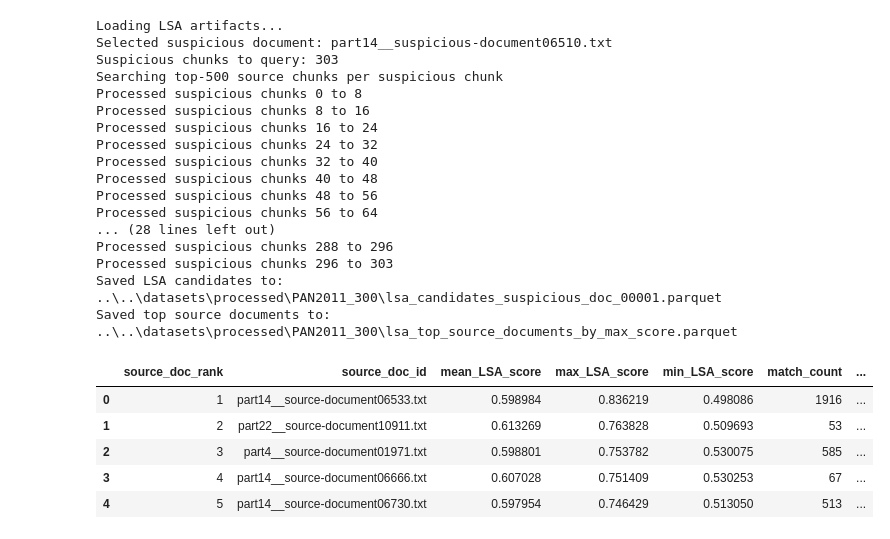
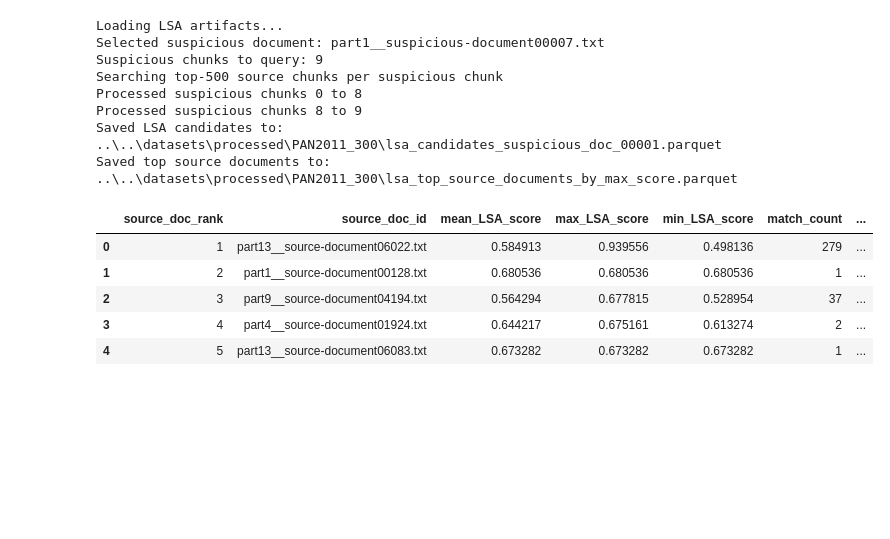
Before and after one commit to Djbernas10/Document_Plagiarism, a Jupyter notebook: scripts/final_notebooks/LSA.ipynb, the cells around one changed output. Drawn from its saved outputs; the diff is of its cells as text; code cells hidden in the pictures; blank space fills up the shorter version.

```diff
--- a/scripts/final_notebooks/LSA.ipynb
+++ b/scripts/final_notebooks/LSA.ipynb
@@ -495,7 +495,7 @@ def get_top_source_documents_by_max_score(
 # ============================================================
 if __name__ == "__main__":
     BUILD_INDEX=False
-    SUSPICIOUS_DOC_ID = "part14__suspicious-document06510.txt"
+    SUSPICIOUS_DOC_ID = "part1__suspicious-document00007.txt"
     if BUILD_INDEX:
         build_lsa_index(
             source_chunks_path=SOURCE_CHUNKS_PATH,
@@ -506,47 +506,38 @@ if __name__ == "__main__":
         )
 
     candidates_df = retrieve_lsa_candidates_for_suspicious_doc(
         suspicious_chunks_path=SUSPICIOUS_CHUNKS_PATH,
         artifact_dir=ARTIFACT_DIR,
         suspicious_doc_id=SUSPICIOUS_DOC_ID,
         output_path=OUTPUT_PATH,
         top_k=500,
         batch_size=8,
         max_suspicious_chunks=None,
     )
 
     top_sources_df = get_top_source_documents_by_max_score(
         candidates_df=candidates_df,
         source_chunks_path=PROCESSED_DIR / "source_chunks.parquet",
         suspicious_doc_id=SUSPICIOUS_DOC_ID,
         top_n=5,
         min_match_count=1,
         output_path=PROCESSED_DIR / "lsa_top_source_documents_by_max_score.parquet",
     )
 
 
 top_sources_df
 # %% [output]
 Loading LSA artifacts...
-Selected suspicious document: part14__suspicious-document06510.txt
-Suspicious chunks to query: 303
+Selected suspicious document: part1__suspicious-document00007.txt
+Suspicious chunks to query: 9
 Searching top-500 source chunks per suspicious chunk
 Processed suspicious chunks 0 to 8
-Processed suspicious chunks 8 to 16
-Processed suspicious chunks 16 to 24
-Processed suspicious chunks 24 to 32
-Processed suspicious chunks 32 to 40
-Processed suspicious chunks 40 to 48
-Processed suspicious chunks 48 to 56
-Processed suspicious chunks 56 to 64
-... (28 lines left out)
-Processed suspicious chunks 288 to 296
-Processed suspicious chunks 296 to 303
+Processed suspicious chunks 8 to 9
 Saved LSA candidates to: ..\..\datasets\processed\PAN2011_300\lsa_candidates_suspicious_doc_00001.parquet
 Saved top source documents to: ..\..\datasets\processed\PAN2011_300\lsa_top_source_documents_by_max_score.parquet
 |  | source_doc_rank | source_doc_id | mean_LSA_score | max_LSA_score | min_LSA_score | match_count | ... |
-| 0 | 1 | part14__source-document06533.txt | 0.598984 | 0.836219 | 0.498086 | 1916 | ... |
-| 1 | 2 | part22__source-document10911.txt | 0.613269 | 0.763828 | 0.509693 | 53 | ... |
-| 2 | 3 | part4__source-document01971.txt | 0.598801 | 0.753782 | 0.530075 | 585 | ... |
-| 3 | 4 | part14__source-document06666.txt | 0.607028 | 0.751409 | 0.530253 | 67 | ... |
-| 4 | 5 | part14__source-document06730.txt | 0.597954 | 0.746429 | 0.513050 | 513 | ... |
+| 0 | 1 | part13__source-document06022.txt | 0.584913 | 0.939556 | 0.498136 | 279 | ... |
+| 1 | 2 | part1__source-document00128.txt | 0.680536 | 0.680536 | 0.680536 | 1 | ... |
+| 2 | 3 | part9__source-document04194.txt | 0.564294 | 0.677815 | 0.528954 | 37 | ... |
+| 3 | 4 | part4__source-document01924.txt | 0.644217 | 0.675161 | 0.613274 | 2 | ... |
+| 4 | 5 | part13__source-document06083.txt | 0.673282 | 0.673282 | 0.673282 | 1 | ... |
```
Also changed, not shown: 19 other files.
